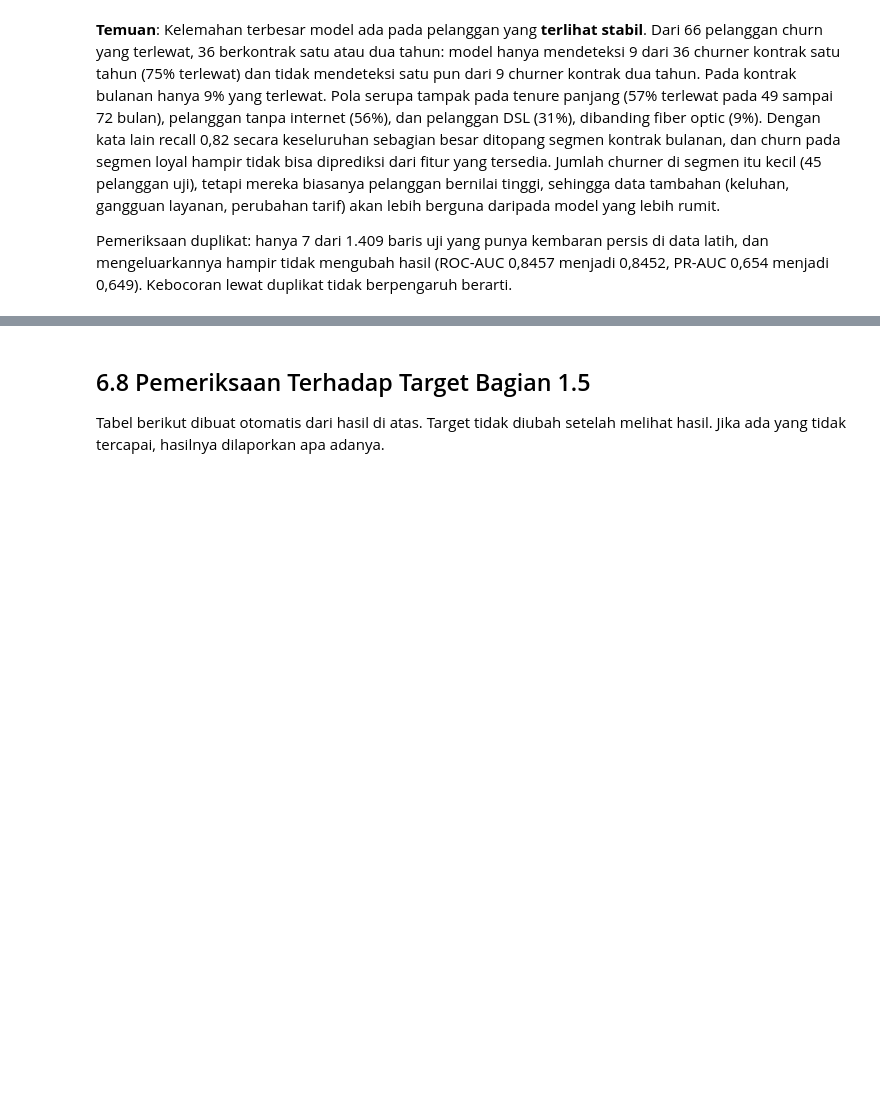
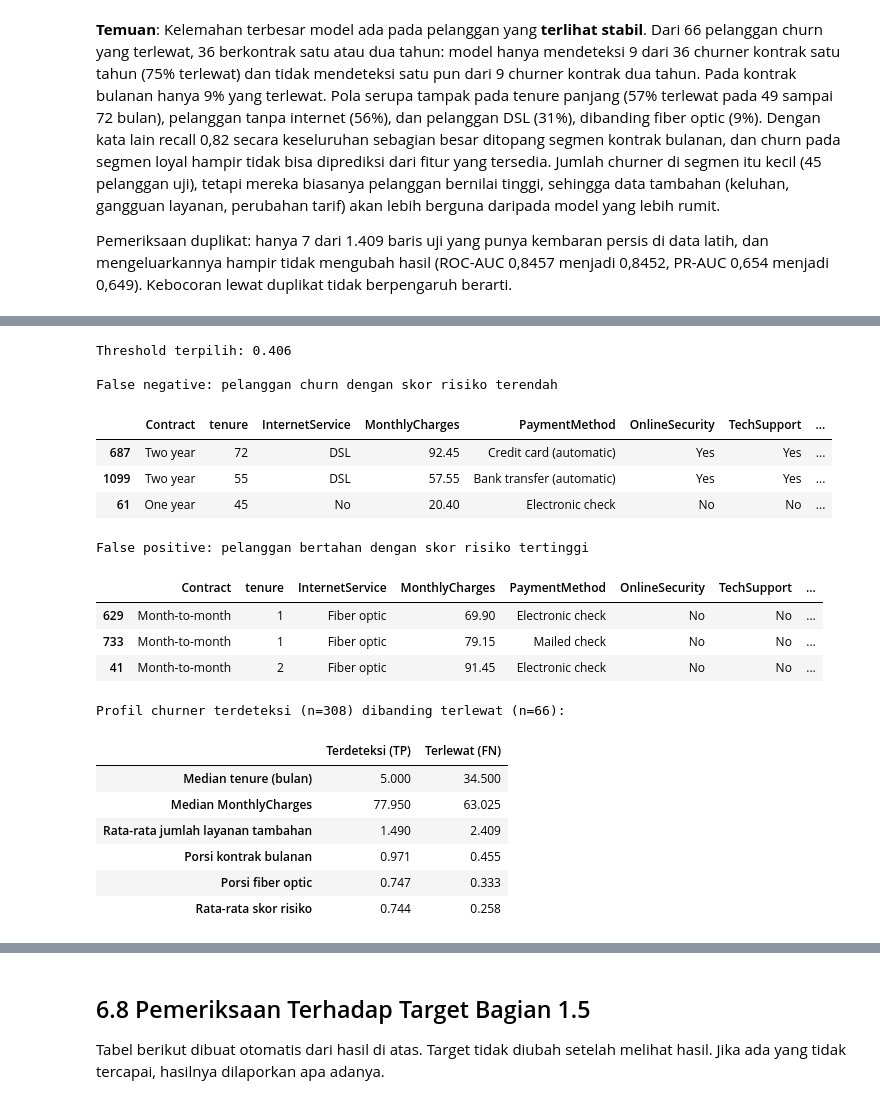
Before and after one commit to Cecarrr/21_IF-B_Pemuja-Kerang-Ajaib, a Jupyter notebook: notebooks/Insight-EDA.ipynb, the cells around one changed output, grey strips where cells are left out. Cells and saved outputs as stored; diff of their text form; code cells hidden in the pictures; blank space fills up the shorter version.

```diff
--- a/notebooks/Insight-EDA.ipynb
+++ b/notebooks/Insight-EDA.ipynb
@@ -2083,0 +2139,43 @@ Pemeriksaan duplikat: hanya 7 dari 1.409 baris uji yang punya kembaran persis di
+# %%
+kolom_tampil = ['Contract', 'tenure', 'InternetService', 'MonthlyCharges', 'PaymentMethod',
+                'OnlineSecurity', 'TechSupport', 'jumlah_layanan_tambahan', 'skor']
+fn_contoh = tdf[(tdf['y'] == 1) & (tdf['pred'] == 0)].sort_values('skor').head(3)
+fp_contoh = tdf[(tdf['y'] == 0) & (tdf['pred'] == 1)].sort_values('skor', ascending=False).head(3)
+print(f'Threshold terpilih: {t_rf:.3f}')
+print('\nFalse negative: pelanggan churn dengan skor risiko terendah')
+display(fn_contoh[kolom_tampil].round(3))
+print('False positive: pelanggan bertahan dengan skor risiko tertinggi')
+display(fp_contoh[kolom_tampil].round(3))
+
+# Profil false negative dibanding churner yang terdeteksi (true positive)
+tp_df = tdf[(tdf['y'] == 1) & (tdf['pred'] == 1)]
+fn_df = tdf[(tdf['y'] == 1) & (tdf['pred'] == 0)]
+def profil(d):
+    return [d['tenure'].median(), d['MonthlyCharges'].median(), d['jumlah_layanan_tambahan'].mean(),
+            (d['Contract'] == 'Month-to-month').mean(), (d['InternetService'] == 'Fiber optic').mean(), d['skor'].mean()]
+tab_profil = pd.DataFrame({'Terdeteksi (TP)': profil(tp_df), 'Terlewat (FN)': profil(fn_df)},
+                          index=['Median tenure (bulan)', 'Median MonthlyCharges', 'Rata-rata jumlah layanan tambahan',
+                                 'Porsi kontrak bulanan', 'Porsi fiber optic', 'Rata-rata skor risiko'])
+print(f'\nProfil churner terdeteksi (n={len(tp_df)}) dibanding terlewat (n={len(fn_df)}):')
+display(tab_profil.round(3))
+# %% [output]
+Threshold terpilih: 0.406
+
+False negative: pelanggan churn dengan skor risiko terendah
+|  | Contract | tenure | InternetService | MonthlyCharges | PaymentMethod | OnlineSecurity | TechSupport | ... |
+| 687 | Two year | 72 | DSL | 92.45 | Credit card (automatic) | Yes | Yes | ... |
+| 1099 | Two year | 55 | DSL | 57.55 | Bank transfer (automatic) | Yes | Yes | ... |
+| 61 | One year | 45 | No | 20.40 | Electronic check | No | No | ... |
+False positive: pelanggan bertahan dengan skor risiko tertinggi
+|  | Contract | tenure | InternetService | MonthlyCharges | PaymentMethod | OnlineSecurity | TechSupport | ... |
+| 629 | Month-to-month | 1 | Fiber optic | 69.90 | Electronic check | No | No | ... |
+| 733 | Month-to-month | 1 | Fiber optic | 79.15 | Mailed check | No | No | ... |
+| 41 | Month-to-month | 2 | Fiber optic | 91.45 | Electronic check | No | No | ... |
+Profil churner terdeteksi (n=308) dibanding terlewat (n=66):
+|  | Terdeteksi (TP) | Terlewat (FN) |
+| Median tenure (bulan) | 5.000 | 34.500 |
+| Median MonthlyCharges | 77.950 | 63.025 |
+| Rata-rata jumlah layanan tambahan | 1.490 | 2.409 |
+| Porsi kontrak bulanan | 0.971 | 0.455 |
+| Porsi fiber optic | 0.747 | 0.333 |
+| Rata-rata skor risiko | 0.744 | 0.258 |
```
Also changed, not shown: parts of 39 cells of this notebook, 5 other files.
